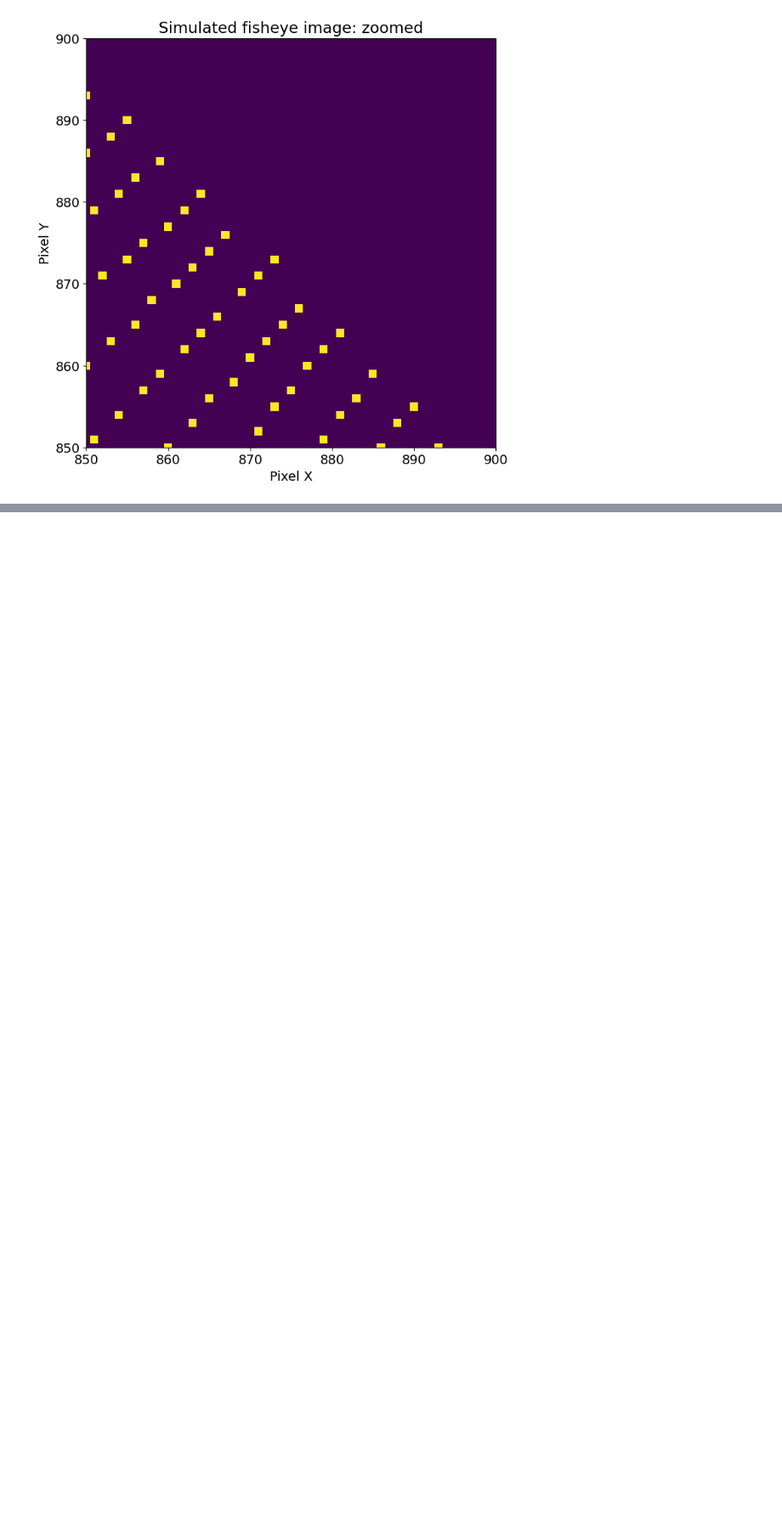
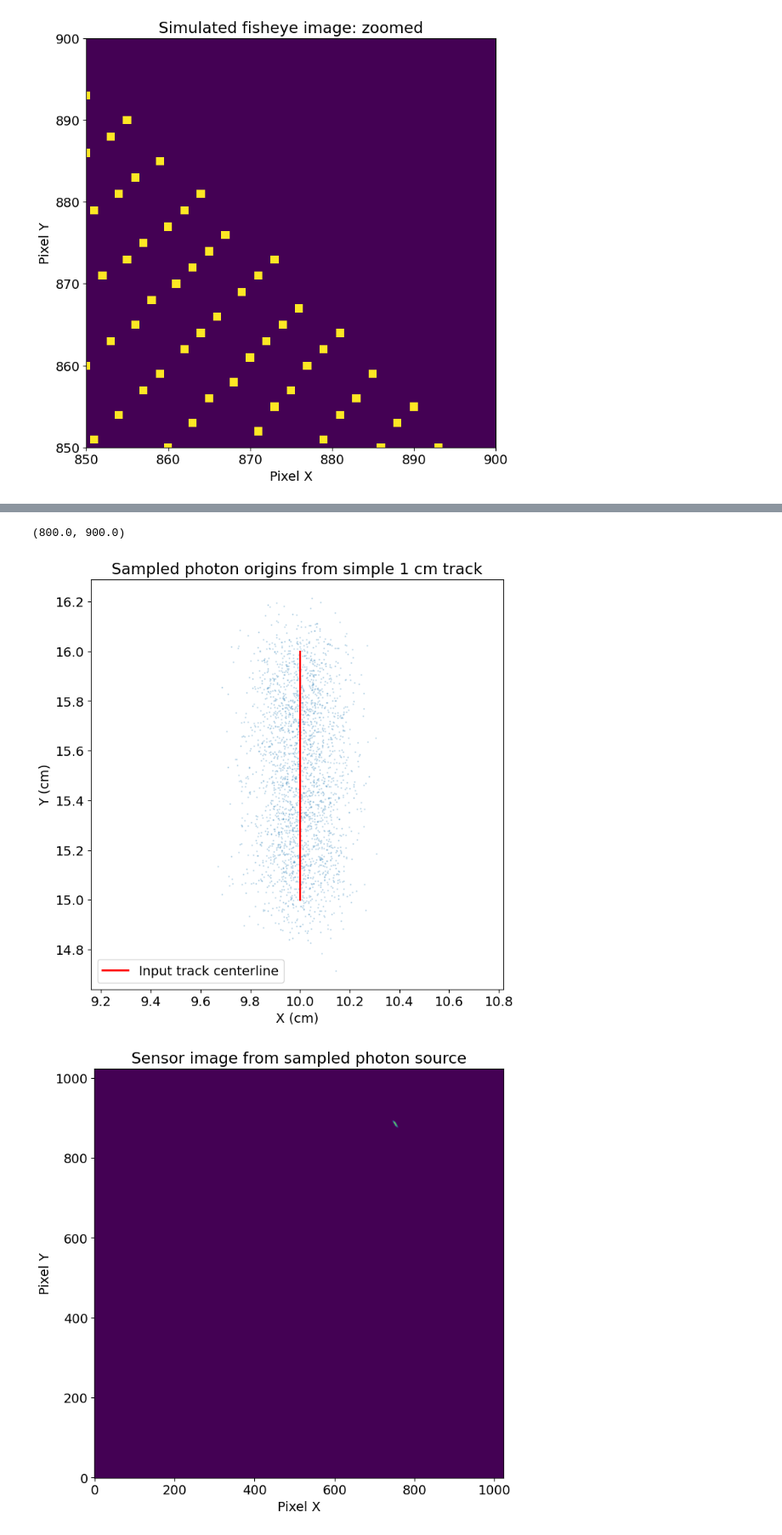
Before and after one commit to bglenardo/XLZD, a Jupyter notebook: Fisheye/Test Fisheye class.ipynb, the cells around one changed output, grey strips where cells are left out. Shown at 85% size. Drawn from its saved outputs; the diff is of its cells as text; code cells hidden in the pictures; blank space fills up the shorter version.

Commit message:
Adjust fisheye class and rewrite test codes

```diff
--- a/Fisheye/Test Fisheye class.ipynb
+++ b/Fisheye/Test Fisheye class.ipynb
@@ -130,3 +130,59 @@ plt.ylim(850,900)
 (850.0, 900.0)
 [figure]
 [figure]
+# %%
+# Simple test: track from (x, y) = (10 cm, 15 cm) to (10 cm, 16 cm)
+import importlib
+importlib.reload(fisheye)
+
+# Build a short vertical track in +y with uniform deposited energy per sample point.
+n_track_points = 50
+track_y_cm = np.linspace(15.0, 16.0, n_track_points)
+track_x_cm = np.full(n_track_points, 10.0)
+track_E = np.ones(n_track_points)
+track_xyE = np.column_stack((track_x_cm, track_y_cm, track_E))
+
+camera_track = fisheye.Fisheye(field_of_view_radius_cm=30.0)
+camera_track.DefineSensor(pixel_size_mm=0.01, num_pixels_x=1024, num_pixels_y=1024)
+camera_track.CalculateFocalLength()
+
+source_out = camera_track.CreatePhotonSourceFromTrack(
+    track_xyE,
+    photons_per_energy=50.0,
+    kernel_sigma_um=1000,
+    z_min_mm=0.0,
+    z_max_mm=0.1,
+    count_mode='deterministic',
+    rng_seed=123
+ )
+print(source_out['metadata'])
+
+# Visualize photon origins in object space (x-y).
+plt.figure(figsize=(8, 8))
+plt.scatter(camera_track.object_points_3d[:, 0], camera_track.object_points_3d[:, 1], s=0.5, alpha=0.25)
+plt.plot(track_x_cm, track_y_cm, color='red', linewidth=2, label='Input track centerline')
+plt.xlabel('X (cm)')
+plt.ylabel('Y (cm)')
+plt.title('Sampled photon origins from simple 1 cm track')
+plt.legend()
+plt.axis('equal')
+
+camera_track.ProjectPoints()
+camera_track.ProduceImage()
+
+plt.figure(figsize=(8, 8))
+plt.imshow(camera_track.sensor_image, origin='lower')
+plt.title('Sensor image from sampled photon source')
+plt.xlabel('Pixel X')
+plt.ylabel('Pixel Y')
+# plt.colorbar(label='Photon count')
+
+
+plt.figure(figsize=(8, 8))
+plt.imshow(camera_track.sensor_image, origin='lower')
+plt.title('Sensor image from sampled photon source')
+plt.xlabel('Pixel X')
+plt.ylabel('Pixel Y')
+plt.xlim(700,800)
+plt.ylim(800,900)
+# %% [output]
@@ -132,0 +194,3 @@ plt.ylim(850,900)
+(800.0, 900.0)
+[figure, added]
+[figure, added]
```
Also changed, not shown: parts of 2 cells of this notebook, 2 other files.
